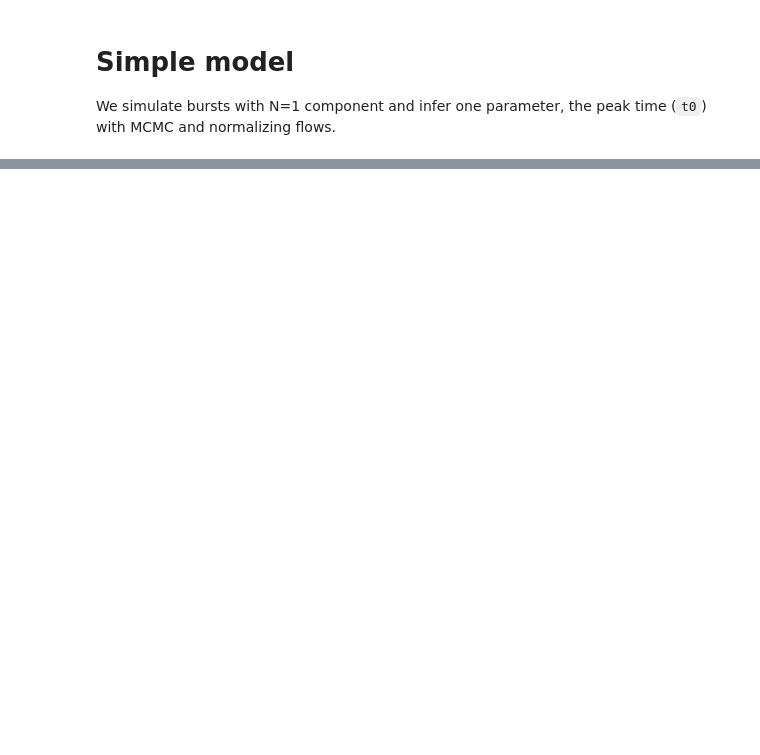
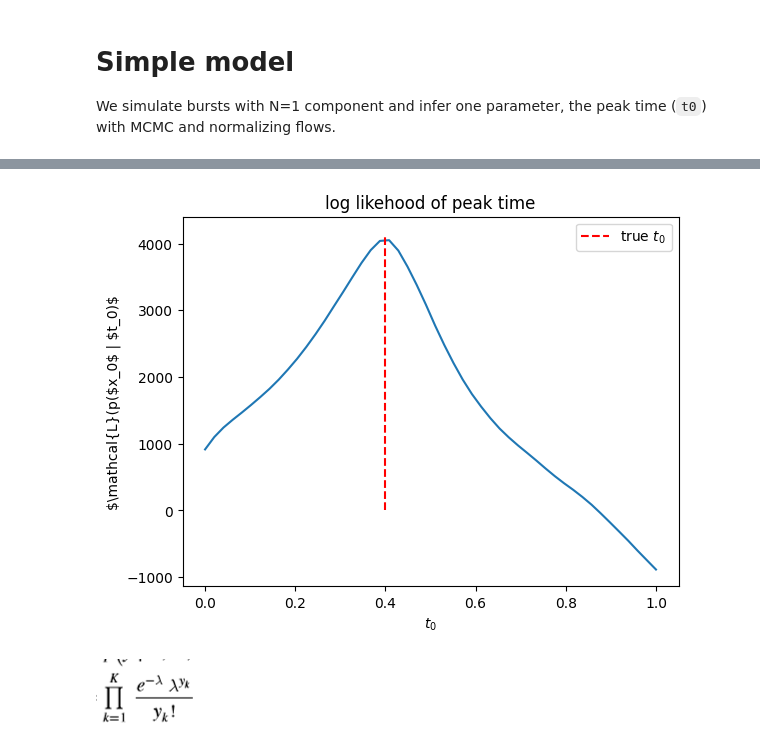
Before and after one commit to Ninavd/FRB-flow, a Jupyter notebook: notebooks/simple_model.ipynb, the cells around one changed output, grey strips where cells are left out. Saved outputs shown, nothing was run; the diff lists cells and outputs as text; code cells hidden in the pictures; blank space fills up the shorter version.

```diff
--- a/notebooks/simple_model.ipynb
+++ b/notebooks/simple_model.ipynb
@@ -32,0 +36,41 @@ plot_simulated_burst(time, x_counts, x_model)
+# %%
+# define prior for peak time
+def peaktime_prior(t0):
+    """
+    U(0,1), uniform pdf between 0 and 1
+    """
+    return np.random.uniform(0, 1)
+
+def log_likelihood(t0, x_counts):
+    """
+    $ln(p(x_{counts} | t0)$
+    natural logarithm of poisson likelihood.
+    """
+
+    L = 0
+    # true rate
+    model_counts = combined_twoexp(time, [t0], [amp], [rise], [skew], ybkg)
+
+    L = (
+        -1 * np.sum(np.log(model_counts))
+        + np.sum(x_counts * np.log(model_counts))
+        - np.sum([math.log(math.factorial(x)) for x in x_counts])
+    )
+
+    return L
+
+
+true_t0 = t0
+t0s = np.linspace(0, 1, 50)
+
+plt.plot(t0s, [log_likelihood(t0, x_counts) for t0 in t0s])
+plt.title("log likehood of peak time")
+plt.ylabel("$\mathcal{L}(p($x_0$ | $t_0)$")
+plt.xlabel("$t_0$")
+plt.vlines([true_t0],  ymin=0, ymax=max([log_likelihood(t0, x_counts) for t0 in t0s]) +100, linestyles="dashed", color ='red', label='true $t_0$')
+plt.legend()
+plt.show()
+# %% [output]
+[figure, added]
+# %% [markdown]
+![image.png](attachment:image.png)
```
Also changed, not shown: parts of 9 cells of this notebook.
